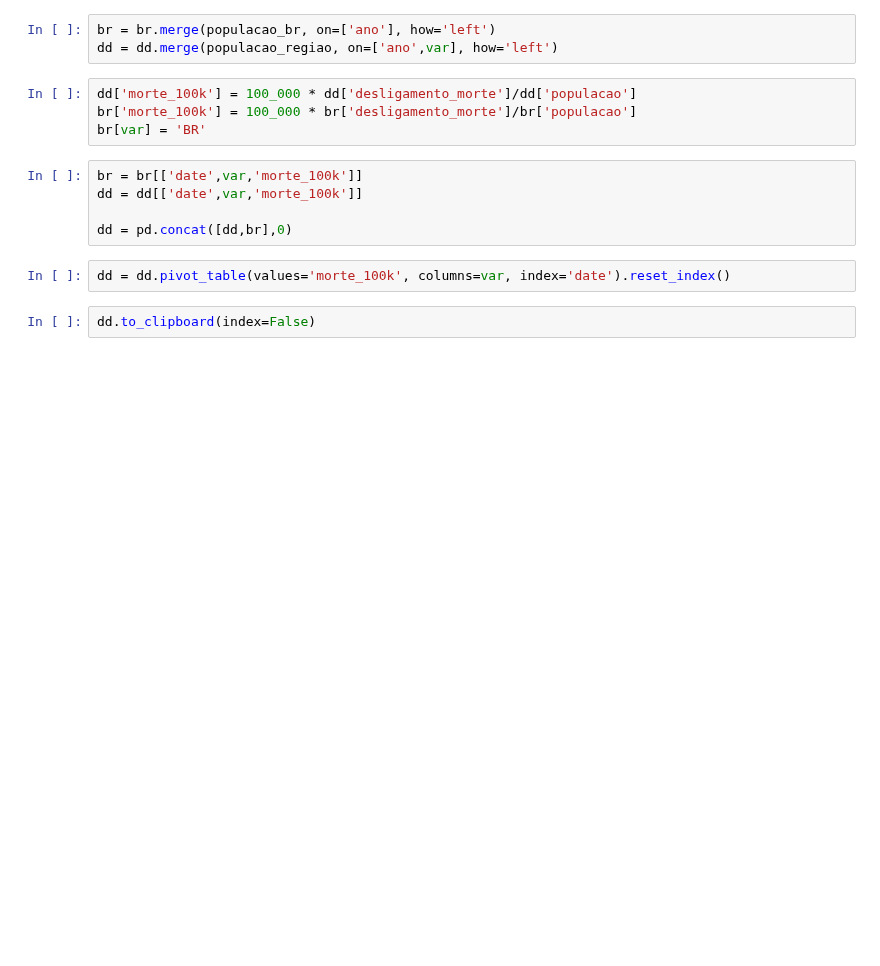
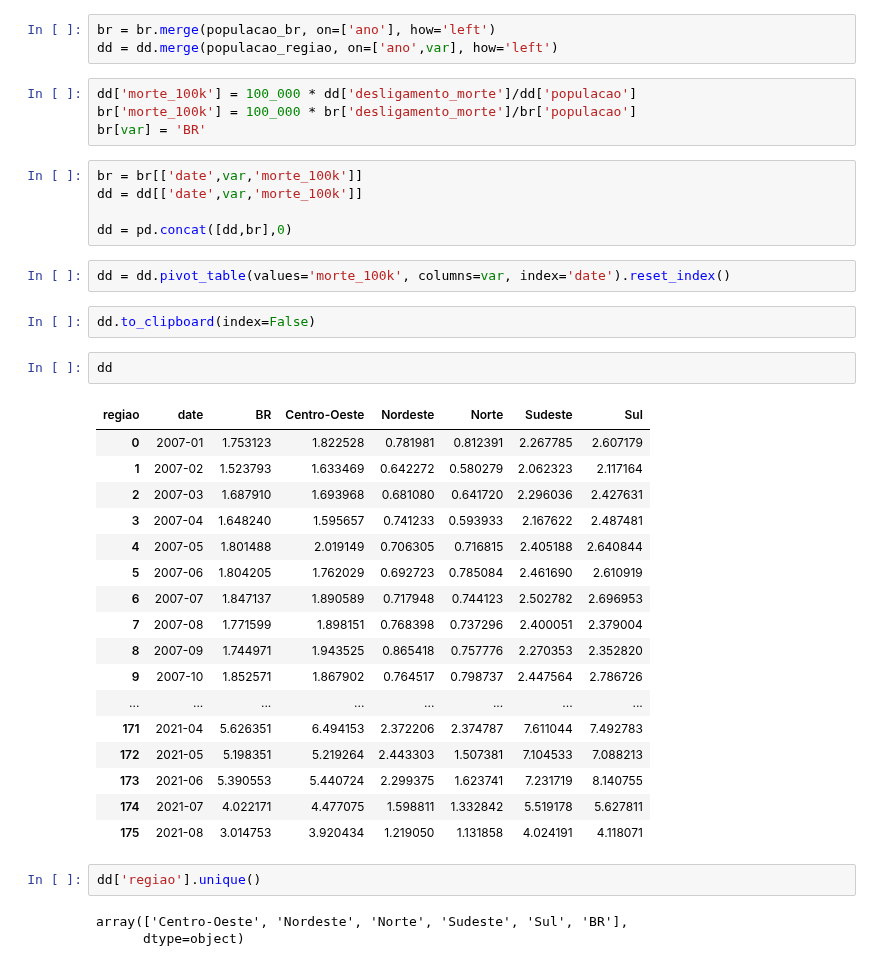
Before and after one commit to d116626/mais_projects, a Jupyter notebook: notebooks/caged_pt2.ipynb, the cells around one changed output. Cells and saved outputs as stored; diff of their text form; blank space fills up the shorter version.

```diff
--- a/notebooks/caged_pt2.ipynb
+++ b/notebooks/caged_pt2.ipynb
@@ -254,3 +260,28 @@ dd = pd.concat([dd,br],0)
 dd = dd.pivot_table(values='morte_100k', columns=var, index='date').reset_index()
 # %%
 dd.to_clipboard(index=False)
+# %%
+dd
+# %% [output]
+| regiao | date | BR | Centro-Oeste | Nordeste | Norte | Sudeste | Sul |
+| 0 | 2007-01 | 1.753123 | 1.822528 | 0.781981 | 0.812391 | 2.267785 | 2.607179 |
+| 1 | 2007-02 | 1.523793 | 1.633469 | 0.642272 | 0.580279 | 2.062323 | 2.117164 |
+| 2 | 2007-03 | 1.687910 | 1.693968 | 0.681080 | 0.641720 | 2.296036 | 2.427631 |
+| 3 | 2007-04 | 1.648240 | 1.595657 | 0.741233 | 0.593933 | 2.167622 | 2.487481 |
+| 4 | 2007-05 | 1.801488 | 2.019149 | 0.706305 | 0.716815 | 2.405188 | 2.640844 |
+| 5 | 2007-06 | 1.804205 | 1.762029 | 0.692723 | 0.785084 | 2.461690 | 2.610919 |
+| 6 | 2007-07 | 1.847137 | 1.890589 | 0.717948 | 0.744123 | 2.502782 | 2.696953 |
+| 7 | 2007-08 | 1.771599 | 1.898151 | 0.768398 | 0.737296 | 2.400051 | 2.379004 |
+| 8 | 2007-09 | 1.744971 | 1.943525 | 0.865418 | 0.757776 | 2.270353 | 2.352820 |
+| 9 | 2007-10 | 1.852571 | 1.867902 | 0.764517 | 0.798737 | 2.447564 | 2.786726 |
+| ... | ... | ... | ... | ... | ... | ... | ... |
+| 171 | 2021-04 | 5.626351 | 6.494153 | 2.372206 | 2.374787 | 7.611044 | 7.492783 |
+| 172 | 2021-05 | 5.198351 | 5.219264 | 2.443303 | 1.507381 | 7.104533 | 7.088213 |
+| 173 | 2021-06 | 5.390553 | 5.440724 | 2.299375 | 1.623741 | 7.231719 | 8.140755 |
+| 174 | 2021-07 | 4.022171 | 4.477075 | 1.598811 | 1.332842 | 5.519178 | 5.627811 |
+| 175 | 2021-08 | 3.014753 | 3.920434 | 1.219050 | 1.131858 | 4.024191 | 4.118071 |
+# %%
+dd['regiao'].unique()
+# %% [output]
+array(['Centro-Oeste', 'Nordeste', 'Norte', 'Sudeste', 'Sul', 'BR'],
+      dtype=object)
```
Also changed, not shown: parts of 3 cells of this notebook, 4 other files.
